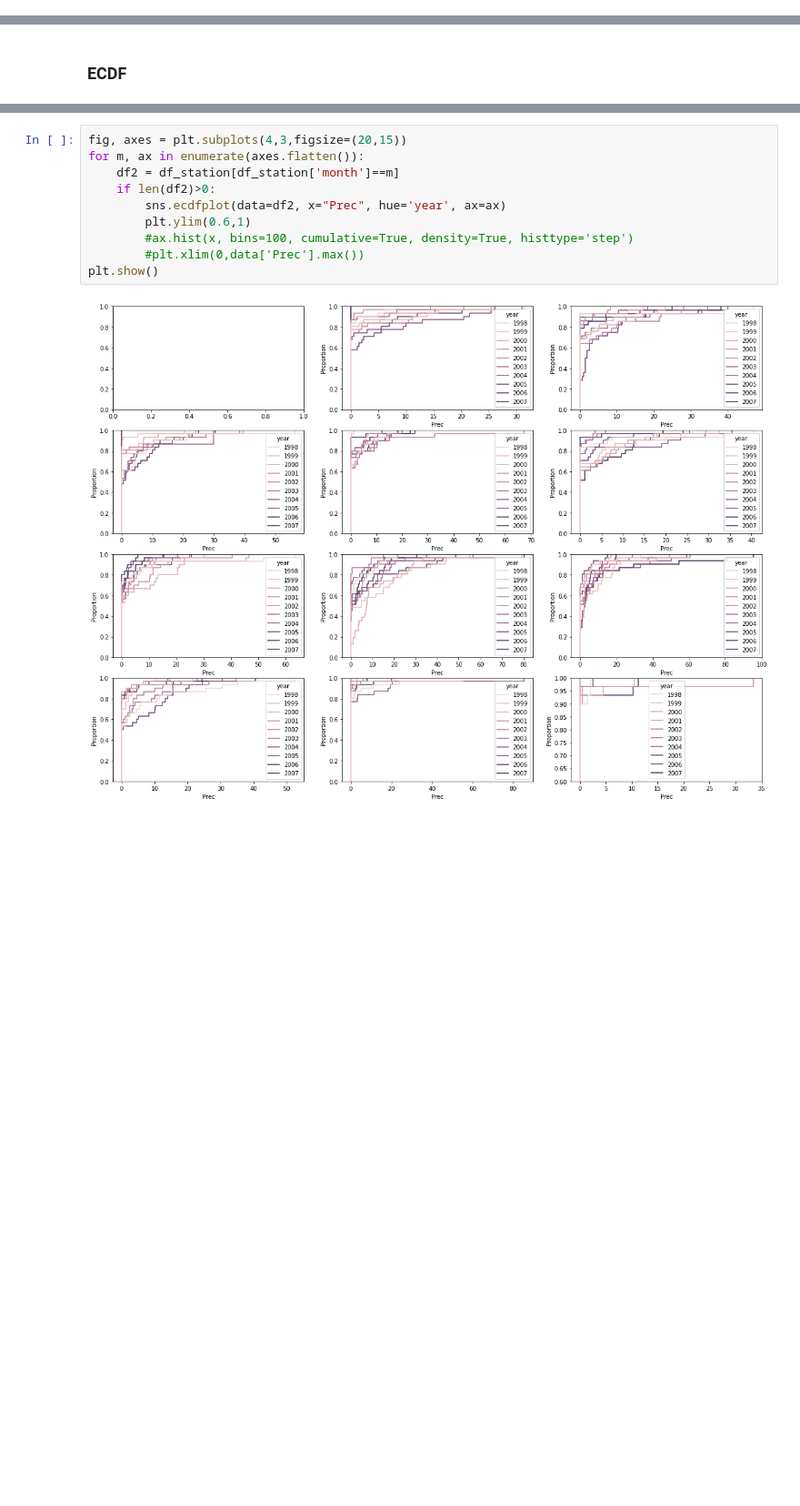
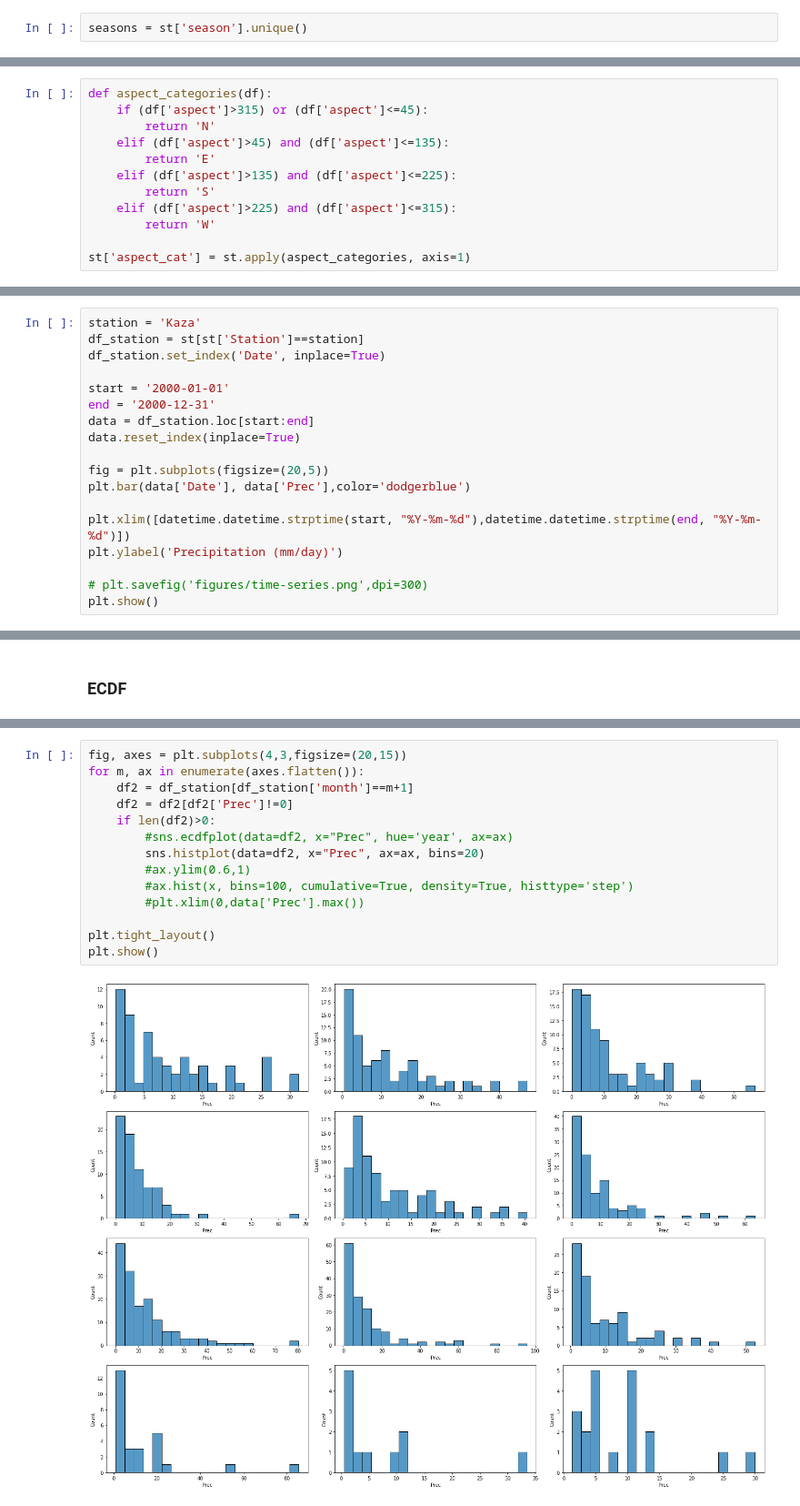
Before and after one commit to mgironamata/upper-indus-prec-bc, a Jupyter notebook: figures-correlation.ipynb, the cells around one changed output, grey strips where cells are left out. Shown at 91% size. Saved outputs shown, nothing was run; the diff lists cells and outputs as text; blank space fills up the shorter version.

```diff
--- a/figures-correlation.ipynb
+++ b/figures-correlation.ipynb
@@ -22,0 +53,2 @@ Length of clipped dataframe: 196997
+# %%
+seasons = st['season'].unique()
@@ -91,0 +350,12 @@ plt.show()
+# %%
+def aspect_categories(df):
+    if (df['aspect']>315) or (df['aspect']<=45):
+        return 'N'
+    elif (df['aspect']>45) and (df['aspect']<=135):
+        return 'E'
+    elif (df['aspect']>135) and (df['aspect']<=225):
+        return 'S'
+    elif (df['aspect']>225) and (df['aspect']<=315):
+        return 'W'
+
+st['aspect_cat'] = st.apply(aspect_categories, axis=1)
@@ -122,0 +466,18 @@ See the caveats in the documentation: https://pandas.pydata.org/pandas-docs/stab
+# %%
+station = 'Kaza'
+df_station = st[st['Station']==station]
+df_station.set_index('Date', inplace=True)
+
+start = '2000-01-01'
+end = '2000-12-31'
+data = df_station.loc[start:end]
+data.reset_index(inplace=True)
+
+fig = plt.subplots(figsize=(20,5))
+plt.bar(data['Date'], data['Prec'],color='dodgerblue')
+
+plt.xlim([datetime.datetime.strptime(start, "%Y-%m-%d"),datetime.datetime.strptime(end, "%Y-%m-%d")])
+plt.ylabel('Precipitation (mm/day)')
+
+# plt.savefig('figures/time-series.png',dpi=300)
+plt.show()
@@ -152,12 +519,16 @@ sns.kdeplot(
 # %%
 fig, axes = plt.subplots(4,3,figsize=(20,15))
 for m, ax in enumerate(axes.flatten()):
-    df2 = df_station[df_station['month']==m]
+    df2 = df_station[df_station['month']==m+1]
+    df2 = df2[df2['Prec']!=0]
     if len(df2)>0:
-        sns.ecdfplot(data=df2, x="Prec", hue='year', ax=ax)
-        plt.ylim(0.6,1)
+        #sns.ecdfplot(data=df2, x="Prec", hue='year', ax=ax)
+        sns.histplot(data=df2, x="Prec", ax=ax, bins=20)
+        #ax.ylim(0.6,1)
         #ax.hist(x, bins=100, cumulative=True, density=True, histtype='step')
         #plt.xlim(0,data['Prec'].max())
+
+plt.tight_layout()
 plt.show()
 # %% [output]
-[figure, old version]
+[figure, new version]
```
Also changed, not shown: parts of 42 cells of this notebook, 47 other files.
